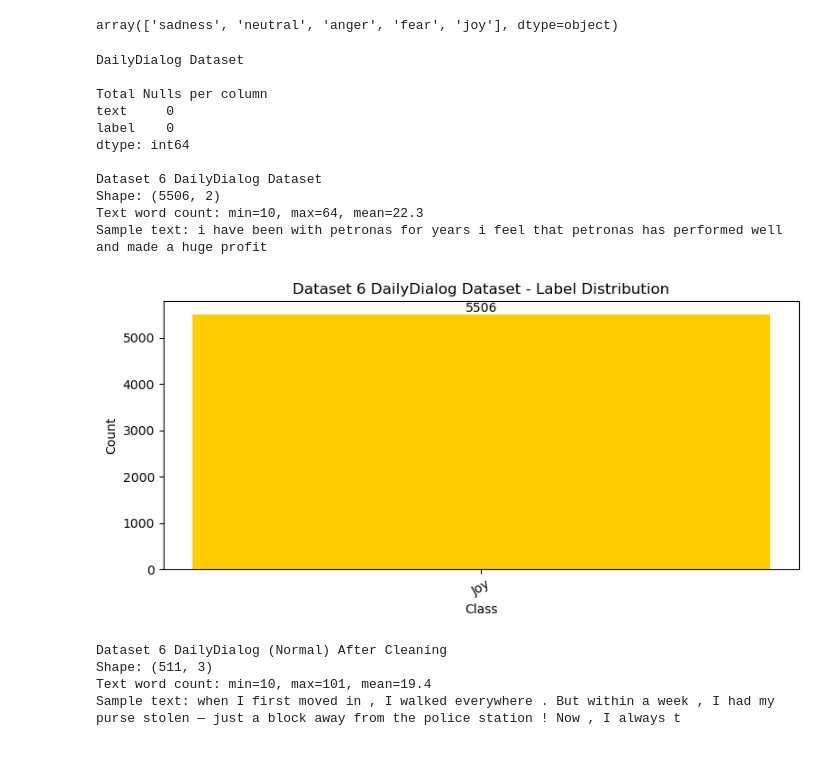
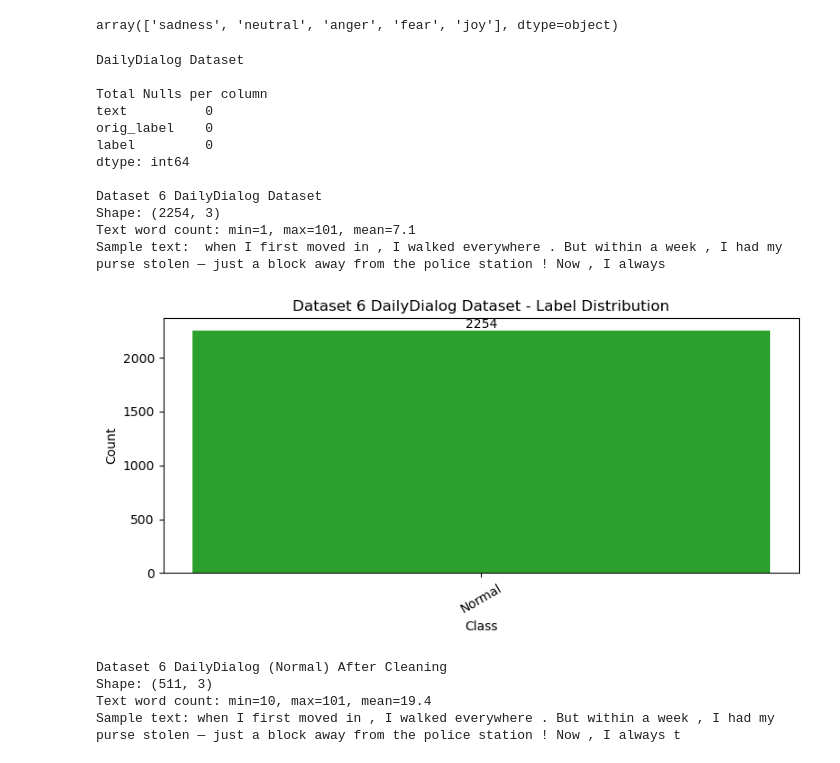
Before and after one commit to RividuPesara/ayu, a Jupyter notebook: notebooks/Sentiment Analysis.ipynb, the cells around one changed output. Cells and saved outputs as stored; diff of their text form; code cells hidden in the pictures.

```diff
--- a/notebooks/Sentiment Analysis.ipynb
+++ b/notebooks/Sentiment Analysis.ipynb
@@ -551,29 +584,30 @@ array(['sadness', 'neutral', 'anger', 'fear', 'joy'], dtype=object)
 # %%
 daily_df = daily_df.rename(columns={'sentiment': 'orig_label'})
 
 daily_df['label'] = daily_df['orig_label'].astype(str).str.lower().str.strip()
 daily_df = daily_df[daily_df['label'] == 'neutral']
 daily_df['label'] = 'Normal'
 
 print("DailyDialog Dataset \n")
 print("Total Nulls per column")
-print(em_df.isnull().sum())
+print(daily_df.isnull().sum())
 print("")
 
-explore_dataset('Dataset 6 DailyDialog Dataset', em_df)
+explore_dataset('Dataset 6 DailyDialog Dataset', daily_df)
 # %% [output]
 DailyDialog Dataset
 
 Total Nulls per column
-text     0
-label    0
+text          0
+orig_label    0
+label         0
 dtype: int64
 
 Dataset 6 DailyDialog Dataset
-Shape: (5506, 2)
-Text word count: min=10, max=64, mean=22.3
-Sample text: i have been with petronas for years i feel that petronas has performed well and made a huge profit
+Shape: (2254, 3)
+Text word count: min=1, max=101, mean=7.1
+Sample text:  when I first moved in , I walked everywhere . But within a week , I had my purse stolen — just a block away from the police station ! Now , I always
-[figure, old version]
+[figure, new version]
 # %%
 daily_df = quick_clean(daily_df)
 daily_df = daily_df.drop_duplicates(subset=['text'])
```
Also changed, not shown: parts of 23 cells of this notebook, 5 other files.
